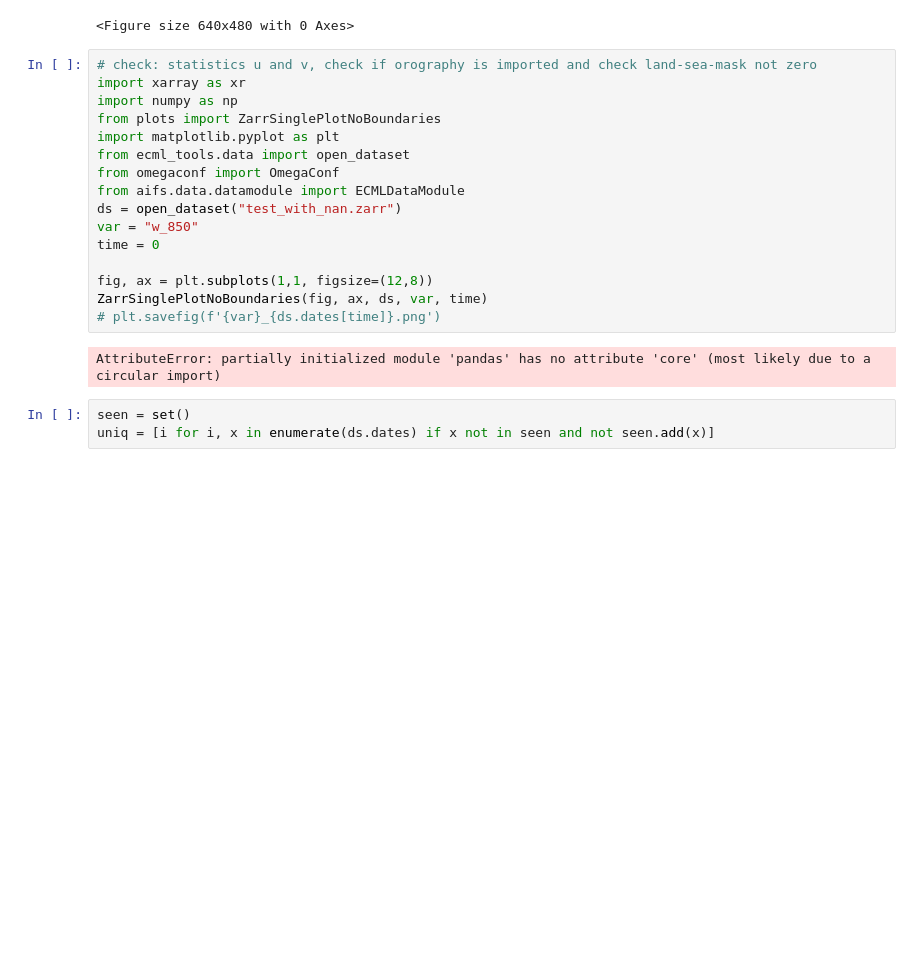
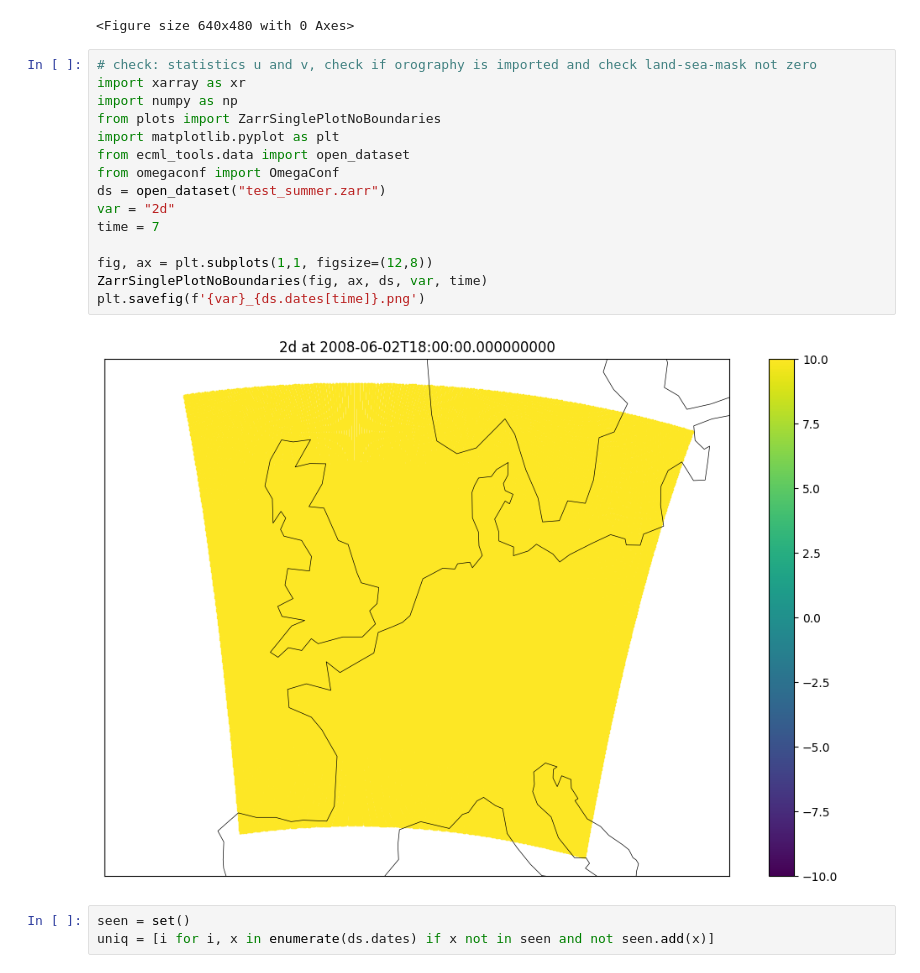
Before and after one commit to Sooph-knmi/zarr_converter, a Jupyter notebook: output/test_zarr.ipynb, the cells around one changed output. Saved outputs shown, nothing was run; the diff lists cells and outputs as text; blank space fills up the shorter version.

```diff
--- a/output/test_zarr.ipynb
+++ b/output/test_zarr.ipynb
@@ -66,21 +65,20 @@ plt.savefig(f'{var}_{ds.dates[time]}.png')
 # %%
 # check: statistics u and v, check if orography is imported and check land-sea-mask not zero
 import xarray as xr
 import numpy as np
 from plots import ZarrSinglePlotNoBoundaries
 import matplotlib.pyplot as plt
 from ecml_tools.data import open_dataset
 from omegaconf import OmegaConf
-from aifs.data.datamodule import ECMLDataModule
-ds = open_dataset("test_with_nan.zarr")
-var = "w_850"
-time = 0
+ds = open_dataset("test_summer.zarr")
+var = "2d"
+time = 7
 
 fig, ax = plt.subplots(1,1, figsize=(12,8))
 ZarrSinglePlotNoBoundaries(fig, ax, ds, var, time)
-# plt.savefig(f'{var}_{ds.dates[time]}.png')
+plt.savefig(f'{var}_{ds.dates[time]}.png')
 # %% [output]
-AttributeError: partially initialized module 'pandas' has no attribute 'core' (most likely due to a circular import)
+[figure, added]
 # %%
 seen = set()
 uniq = [i for i, x in enumerate(ds.dates) if x not in seen and not seen.add(x)]
```
Also changed, not shown: parts of 4 cells of this notebook, 3 other files.
